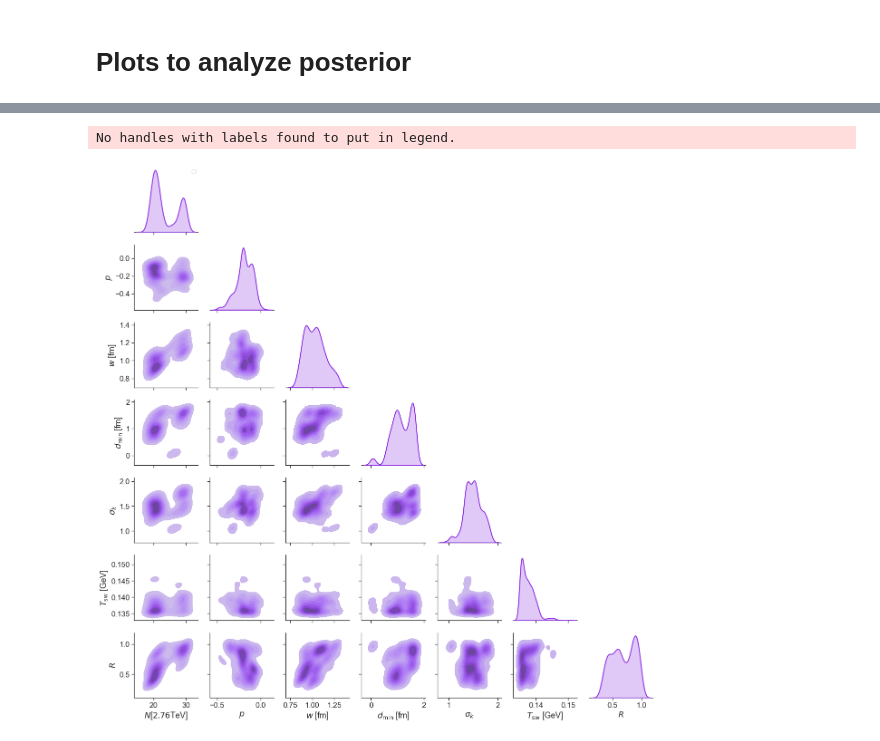
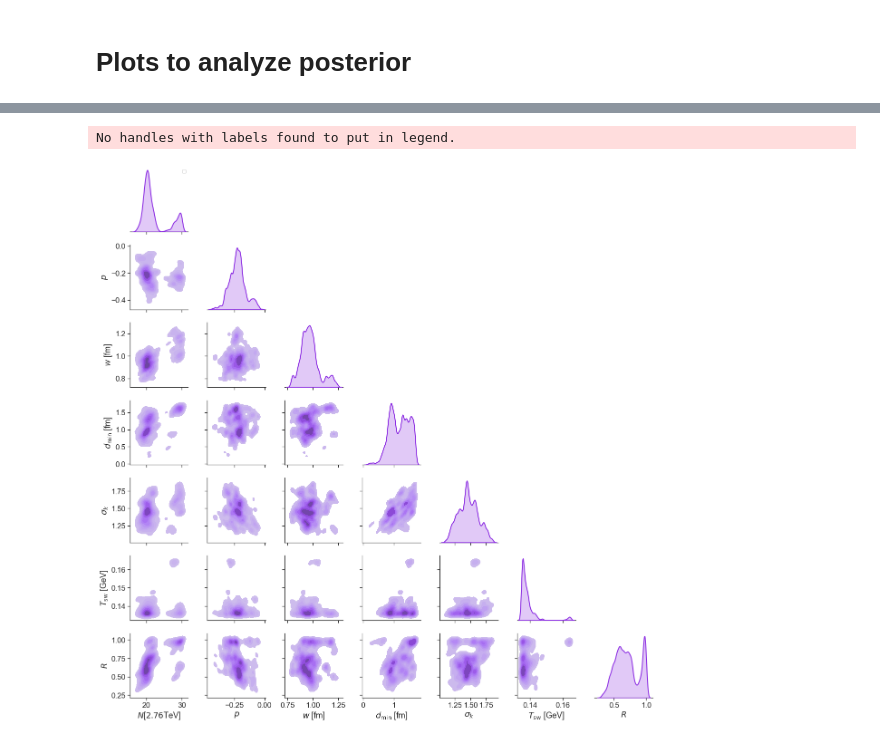
Before and after one commit to danOSU/observables, a Jupyter notebook: vah_design/emulation/analyze.ipynb, the cells around one changed output, grey strips where cells are left out. Saved outputs shown, nothing was run; the diff lists cells and outputs as text; code cells hidden in the pictures.

```diff
--- a/vah_design/emulation/analyze.ipynb
+++ b/vah_design/emulation/analyze.ipynb
@@ -21,6 +21,6 @@ post_df.shape
 # %%
-plot_corner_no_viscosity(post_df,'PCSK',1000,1)
+plot_corner_no_viscosity(post_df,'PCSK',40000,1)
 # %% [output]
 No handles with labels found to put in legend.
-[figure, old version]
+[figure, new version]
 # %%
```
Also changed, not shown: parts of 6 cells of this notebook.
